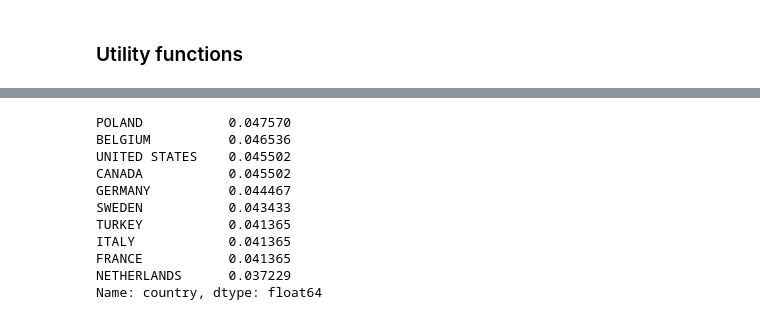
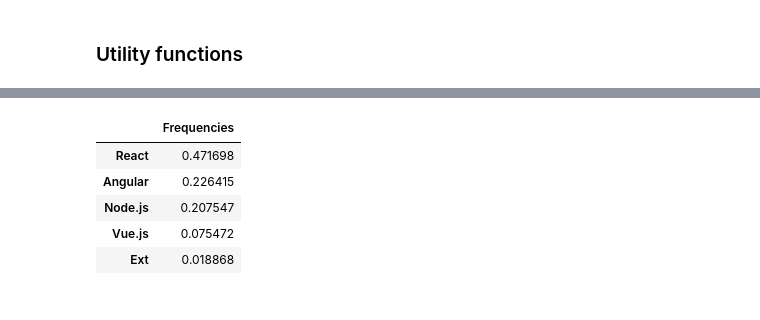
Before and after one commit to RyukShi/Web-Scraping-Project, a Jupyter notebook: data/jobs_analytics_offline.ipynb, the cells around one changed output, grey strips where cells are left out. Cells and saved outputs as stored; diff of their text form; code cells hidden in the pictures.

```diff
--- a/data/jobs_analytics_offline.ipynb
+++ b/data/jobs_analytics_offline.ipynb
@@ -124,15 +146,11 @@ fig_technologies_freq_asia.show()
-# %%
-freq_countries = df.country.value_counts(normalize=True)
-freq_countries.head(10)
-# %% [output]
-POLAND           0.047570
-BELGIUM          0.046536
-UNITED STATES    0.045502
-CANADA           0.045502
-GERMANY          0.044467
-SWEDEN           0.043433
-TURKEY           0.041365
-ITALY            0.041365
-FRANCE           0.041365
-NETHERLANDS      0.037229
-Name: country, dtype: float64
+# %%
+freq_js_frameworks_asia = get_freq(
+    df_asia.technologies, 'JavaScript Frameworks')
+freq_js_frameworks_asia
+# %% [output]
+|  | Frequencies |
+| React | 0.471698 |
+| Angular | 0.226415 |
+| Node.js | 0.207547 |
+| Vue.js | 0.075472 |
+| Ext | 0.018868 |
```
Also changed, not shown: parts of 15 cells of this notebook, 14 other files.
